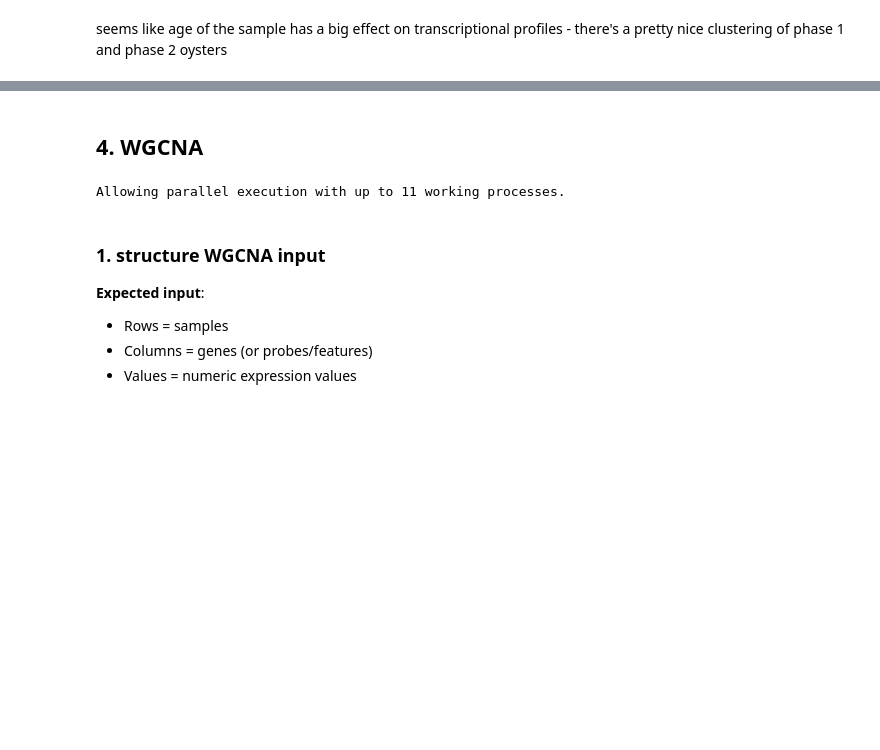
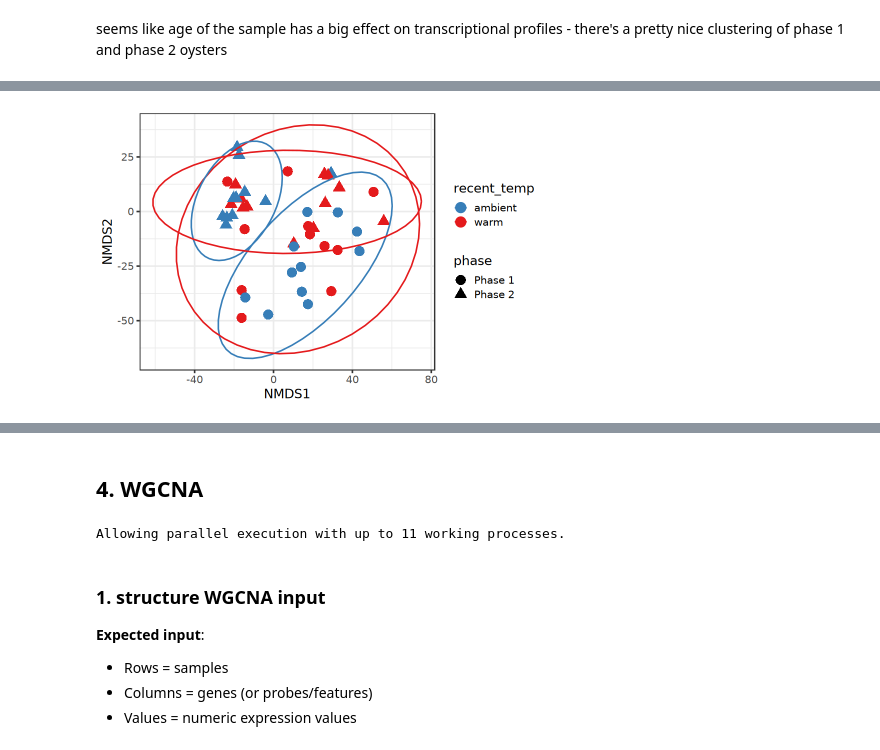
Before and after one commit to jgmcdonough/CE24_RNA-seq, a Jupyter notebook: analysis/diff_expression/compare_phases/deseq_wgcna_ALL.ipynb, the cells around one changed output, grey strips where cells are left out. Drawn from its saved outputs; the diff is of its cells as text; code cells hidden in the pictures; blank space fills up the shorter version.

```diff
--- a/analysis/diff_expression/compare_phases/deseq_wgcna_ALL.ipynb
+++ b/analysis/diff_expression/compare_phases/deseq_wgcna_ALL.ipynb
@@ -348,0 +400,10 @@ seems like age of the sample has a big effect on transcriptional profiles - ther
+# %%
+ggplot(mds.stress, aes(X1, X2, shape = phase, col = recent_temp)) +
+geom_point(size = 5) +
+stat_ellipse() +
+scale_color_brewer(palette = 'Set1', direction = -1) +
+theme_bw(base_size = 15) +
+labs(x = 'NMDS1',
+     y = 'NMDS2')
+# %% [output]
+[figure, added]
```
Also changed, not shown: parts of 11 cells of this notebook, 1 other file.
